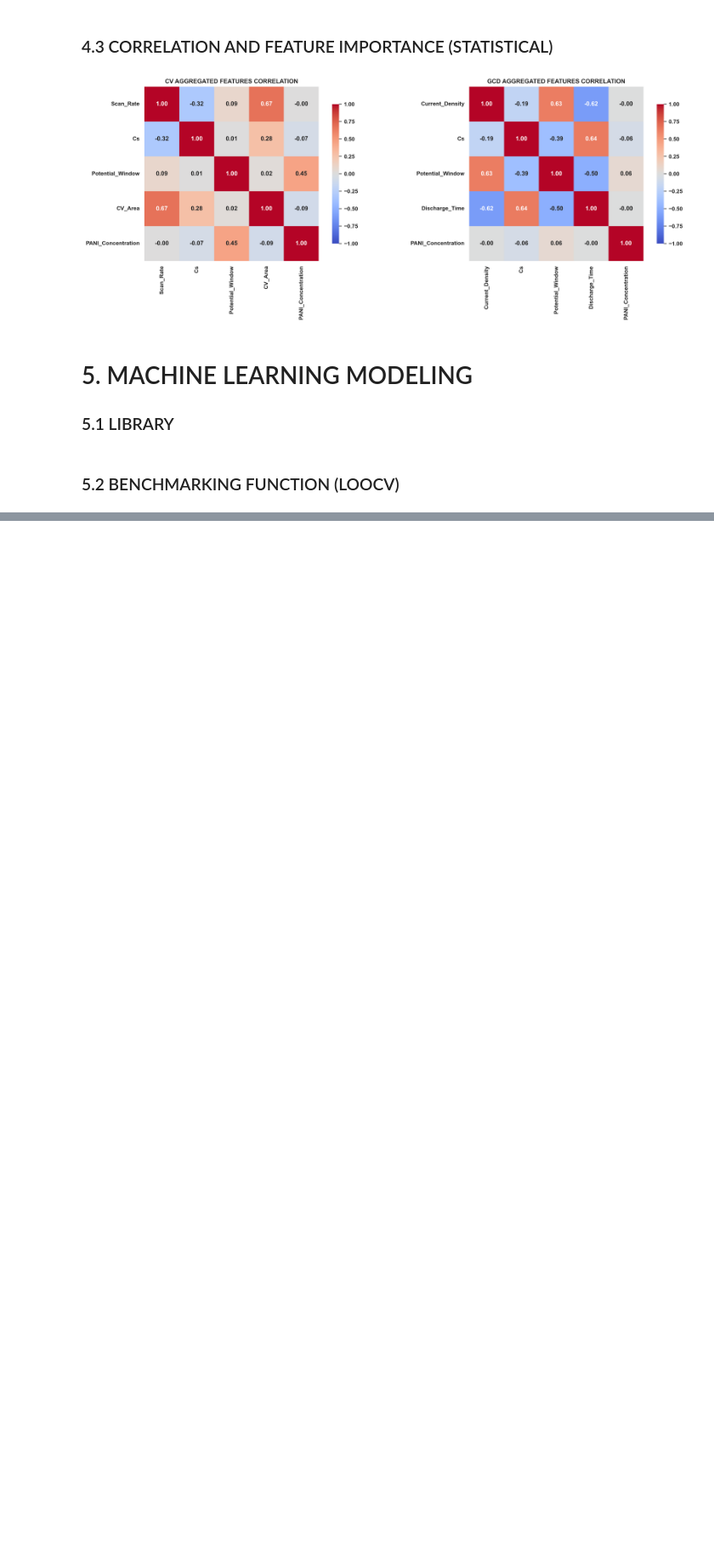
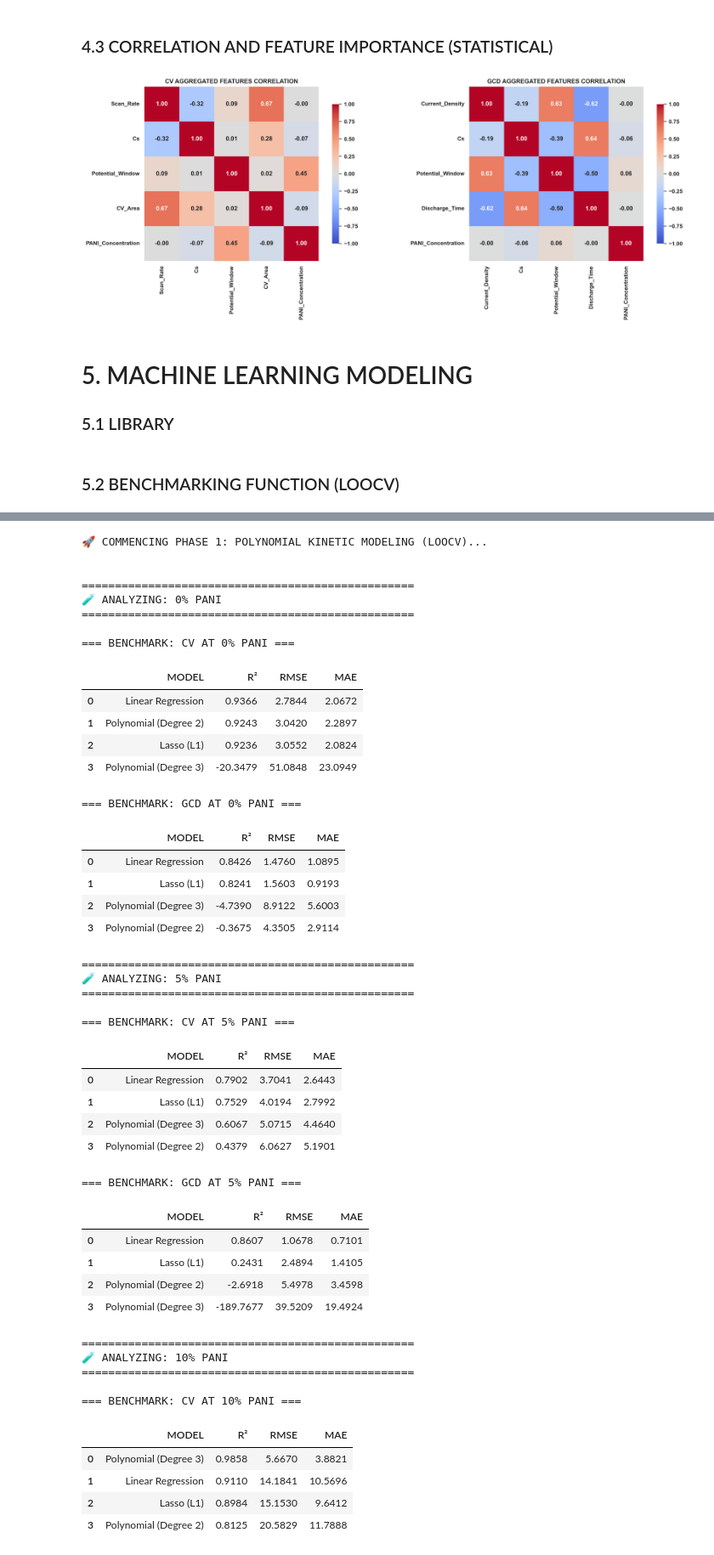
Before and after one commit to DaRkSouL36/CHARGESCOPE-AI, a Jupyter notebook: NOTEBOOKS/PANI/NOTEBOOK[1].ipynb, the cells around one changed output, grey strips where cells are left out. Shown at 85% size. Saved outputs shown, nothing was run; the diff lists cells and outputs as text; code cells hidden in the pictures; blank space fills up the shorter version.

Commit message:
EXECUTE BATCH MODELING FOR ALL CONCENTRATIONS

```diff
--- a/NOTEBOOKS/PANI/NOTEBOOK[1].ipynb
+++ b/NOTEBOOKS/PANI/NOTEBOOK[1].ipynb
@@ -664,0 +667,72 @@ def benchmark_isolated_models_loocv(df: pd.DataFrame, method: str, conc: int) ->
+# %%
+print("🚀 COMMENCING PHASE 1: POLYNOMIAL KINETIC MODELING (LOOCV)...\n")
+
+# DICTIONARIES TO STORE THE HIGHEST PERFORMING MODEL NAME PER CONCENTRATION
+phase1_best_models = {'CV': {}, 'GCD': {}}
+
+for conc in pani_levels:
+    print(f"\n{'='*50}")
+    print(f"🧪 ANALYZING: {conc}% PANI")
+    print(f"{'='*50}")
+
+    cv_df = engineered_vault[conc]['CV']
+    gcd_df = engineered_vault[conc]['GCD']
+
+    # RUN LOOCV FOR CV
+    cv_results = benchmark_isolated_models_loocv(cv_df, 'CV', conc)
+    # GRAB THE TOP MODEL (INDEX 0 AFTER SORTING BY R2)
+    phase1_best_models['CV'][f'{conc}%'] = cv_results.loc[0, 'MODEL']
+
+    # RUN LOOCV FOR GCD
+    gcd_results = benchmark_isolated_models_loocv(gcd_df, 'GCD', conc)
+    # GRAB THE TOP MODEL (INDEX 0 AFTER SORTING BY R2)
+    phase1_best_models['GCD'][f'{conc}%'] = gcd_results.loc[0, 'MODEL']
+
+print("\n🏆 PHASE 1 WINNING MODELS MAPPING:")
+display(phase1_best_models)
+# %% [output]
+🚀 COMMENCING PHASE 1: POLYNOMIAL KINETIC MODELING (LOOCV)...
+
+
+==================================================
+🧪 ANALYZING: 0% PANI
+==================================================
+
+=== BENCHMARK: CV AT 0% PANI ===
+|  | MODEL | R² | RMSE | MAE |
+| 0 | Linear Regression | 0.9366 | 2.7844 | 2.0672 |
+| 1 | Polynomial (Degree 2) | 0.9243 | 3.0420 | 2.2897 |
+| 2 | Lasso (L1) | 0.9236 | 3.0552 | 2.0824 |
+| 3 | Polynomial (Degree 3) | -20.3479 | 51.0848 | 23.0949 |
+=== BENCHMARK: GCD AT 0% PANI ===
+|  | MODEL | R² | RMSE | MAE |
+| 0 | Linear Regression | 0.8426 | 1.4760 | 1.0895 |
+| 1 | Lasso (L1) | 0.8241 | 1.5603 | 0.9193 |
+| 2 | Polynomial (Degree 3) | -4.7390 | 8.9122 | 5.6003 |
+| 3 | Polynomial (Degree 2) | -0.3675 | 4.3505 | 2.9114 |
+==================================================
+🧪 ANALYZING: 5% PANI
+==================================================
+
+=== BENCHMARK: CV AT 5% PANI ===
+|  | MODEL | R² | RMSE | MAE |
+| 0 | Linear Regression | 0.7902 | 3.7041 | 2.6443 |
+| 1 | Lasso (L1) | 0.7529 | 4.0194 | 2.7992 |
+| 2 | Polynomial (Degree 3) | 0.6067 | 5.0715 | 4.4640 |
+| 3 | Polynomial (Degree 2) | 0.4379 | 6.0627 | 5.1901 |
+=== BENCHMARK: GCD AT 5% PANI ===
+|  | MODEL | R² | RMSE | MAE |
+| 0 | Linear Regression | 0.8607 | 1.0678 | 0.7101 |
+| 1 | Lasso (L1) | 0.2431 | 2.4894 | 1.4105 |
+| 2 | Polynomial (Degree 2) | -2.6918 | 5.4978 | 3.4598 |
+| 3 | Polynomial (Degree 3) | -189.7677 | 39.5209 | 19.4924 |
+==================================================
+🧪 ANALYZING: 10% PANI
+==================================================
+
+=== BENCHMARK: CV AT 10% PANI ===
+|  | MODEL | R² | RMSE | MAE |
+| 0 | Polynomial (Degree 3) | 0.9858 | 5.6670 | 3.8821 |
+| 1 | Linear Regression | 0.9110 | 14.1841 | 10.5696 |
+| 2 | Lasso (L1) | 0.8984 | 15.1530 | 9.6412 |
+| 3 | Polynomial (Degree 2) | 0.8125 | 20.5829 | 11.7888 |
```
Also changed, not shown: parts of 2 cells of this notebook.
